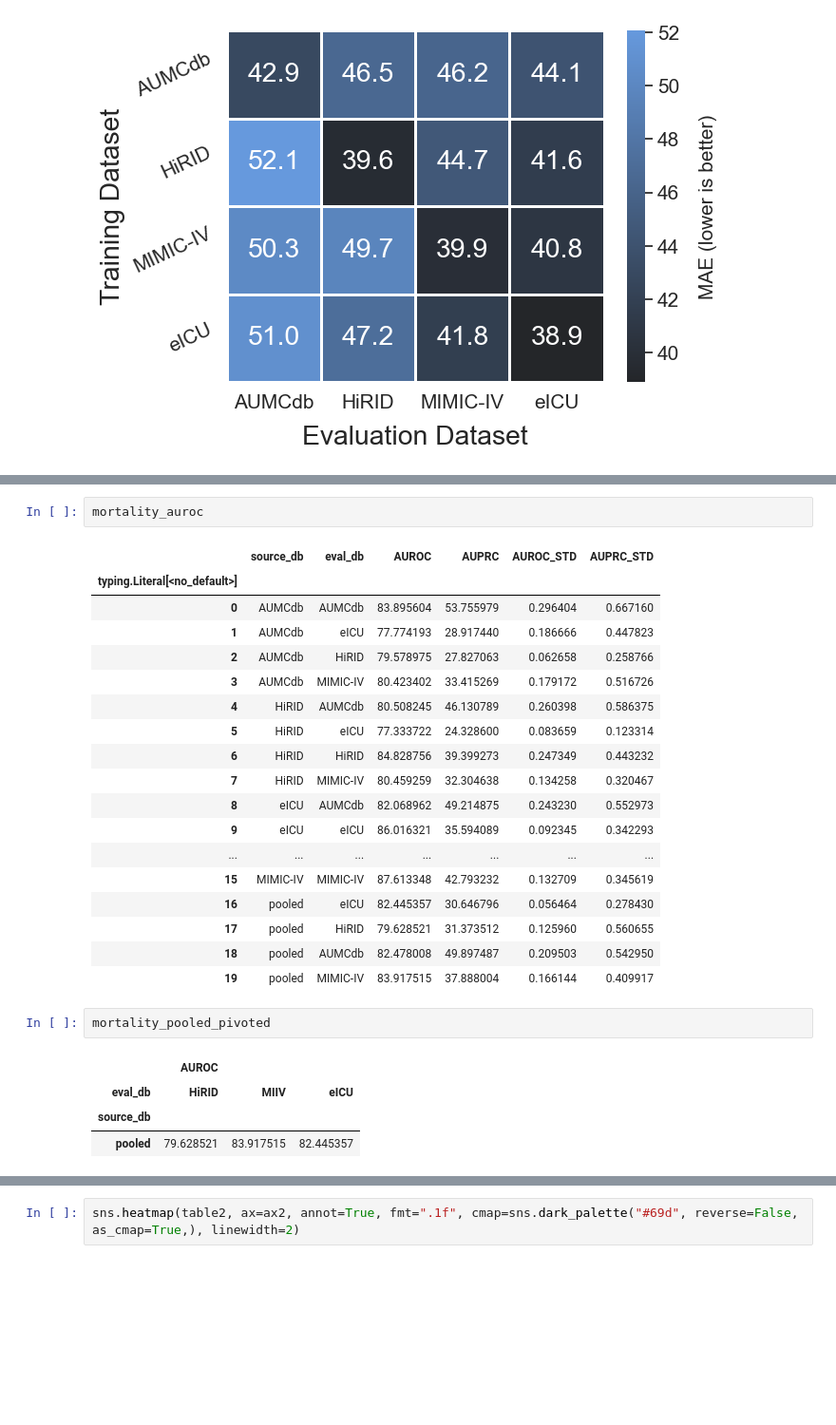
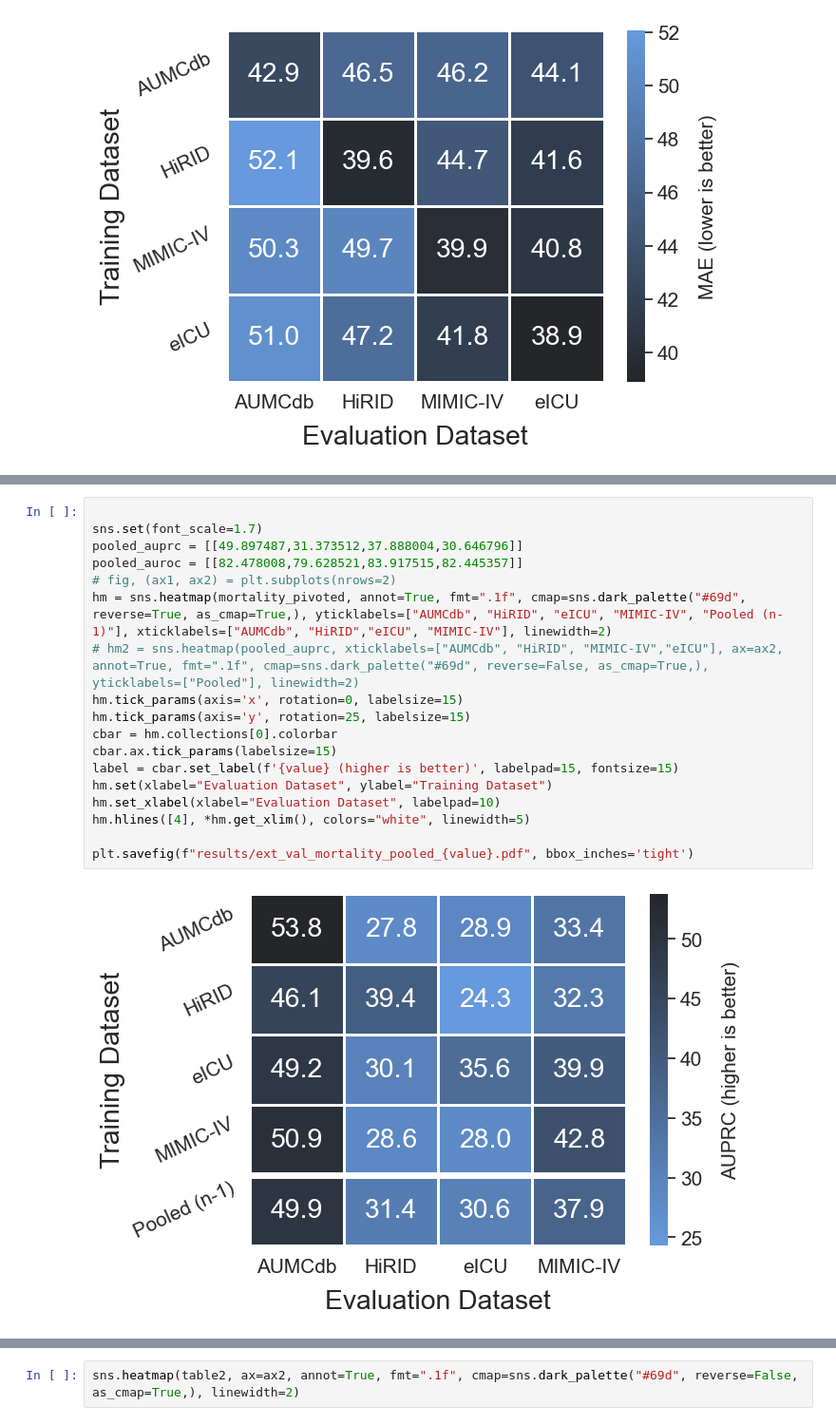
Before and after one commit to rvandewater/YAIB, a Jupyter notebook: paper_graphs.ipynb, the cells around one changed output, grey strips where cells are left out. Shown at 95% size. Drawn from its saved outputs; the diff is of its cells as text; blank space fills up the shorter version.

```diff
--- a/paper_graphs.ipynb
+++ b/paper_graphs.ipynb
@@ -85,28 +53,20 @@ mortality_pivoted
-# %%
-mortality_auroc
-# %% [output]
-|  | source_db | eval_db | AUROC | AUPRC | AUROC_STD | AUPRC_STD |
-| typing.Literal[<no_default>] |  |  |  |  |  |  |
-| 0 | AUMCdb | AUMCdb | 83.895604 | 53.755979 | 0.296404 | 0.667160 |
-| 1 | AUMCdb | eICU | 77.774193 | 28.917440 | 0.186666 | 0.447823 |
-| 2 | AUMCdb | HiRID | 79.578975 | 27.827063 | 0.062658 | 0.258766 |
-| 3 | AUMCdb | MIMIC-IV | 80.423402 | 33.415269 | 0.179172 | 0.516726 |
-| 4 | HiRID | AUMCdb | 80.508245 | 46.130789 | 0.260398 | 0.586375 |
-| 5 | HiRID | eICU | 77.333722 | 24.328600 | 0.083659 | 0.123314 |
-| 6 | HiRID | HiRID | 84.828756 | 39.399273 | 0.247349 | 0.443232 |
-| 7 | HiRID | MIMIC-IV | 80.459259 | 32.304638 | 0.134258 | 0.320467 |
-| 8 | eICU | AUMCdb | 82.068962 | 49.214875 | 0.243230 | 0.552973 |
-| 9 | eICU | eICU | 86.016321 | 35.594089 | 0.092345 | 0.342293 |
-| ... | ... | ... | ... | ... | ... | ... |
-| 15 | MIMIC-IV | MIMIC-IV | 87.613348 | 42.793232 | 0.132709 | 0.345619 |
-| 16 | pooled | eICU | 82.445357 | 30.646796 | 0.056464 | 0.278430 |
-| 17 | pooled | HiRID | 79.628521 | 31.373512 | 0.125960 | 0.560655 |
-| 18 | pooled | AUMCdb | 82.478008 | 49.897487 | 0.209503 | 0.542950 |
-| 19 | pooled | MIMIC-IV | 83.917515 | 37.888004 | 0.166144 | 0.409917 |
-# %%
-mortality_pooled_pivoted
-# %% [output]
-|  | AUROC |  |  |
-| eval_db | HiRID | MIIV | eICU |
-| source_db |  |  |  |
-| pooled | 79.628521 | 83.917515 | 82.445357 |
+# %%
+
+sns.set(font_scale=1.7)
+pooled_auprc = [[49.897487,31.373512,37.888004,30.646796]]
+pooled_auroc = [[82.478008,79.628521,83.917515,82.445357]]
+# fig, (ax1, ax2) = plt.subplots(nrows=2)
+hm = sns.heatmap(mortality_pivoted, annot=True, fmt=".1f", cmap=sns.dark_palette("#69d", reverse=True, as_cmap=True,), yticklabels=["AUMCdb", "HiRID", "eICU", "MIMIC-IV", "Pooled (n-1)"], xticklabels=["AUMCdb", "HiRID","eICU", "MIMIC-IV"], linewidth=2)
+# hm2 = sns.heatmap(pooled_auprc, xticklabels=["AUMCdb", "HiRID", "MIMIC-IV","eICU"], ax=ax2, annot=True, fmt=".1f", cmap=sns.dark_palette("#69d", reverse=False, as_cmap=True,), yticklabels=["Pooled"], linewidth=2)
+hm.tick_params(axis='x', rotation=0, labelsize=15)
+hm.tick_params(axis='y', rotation=25, labelsize=15)
+cbar = hm.collections[0].colorbar
+cbar.ax.tick_params(labelsize=15)
+label = cbar.set_label(f'{value} (higher is better)', labelpad=15, fontsize=15)
+hm.set(xlabel="Evaluation Dataset", ylabel="Training Dataset")
+hm.set_xlabel(xlabel="Evaluation Dataset", labelpad=10)
+hm.hlines([4], *hm.get_xlim(), colors="white", linewidth=5)
+
+plt.savefig(f"results/ext_val_mortality_pooled_{value}.pdf", bbox_inches='tight')
+# %% [output]
+[figure, added]
```
Also changed, not shown: parts of 8 cells of this notebook.
